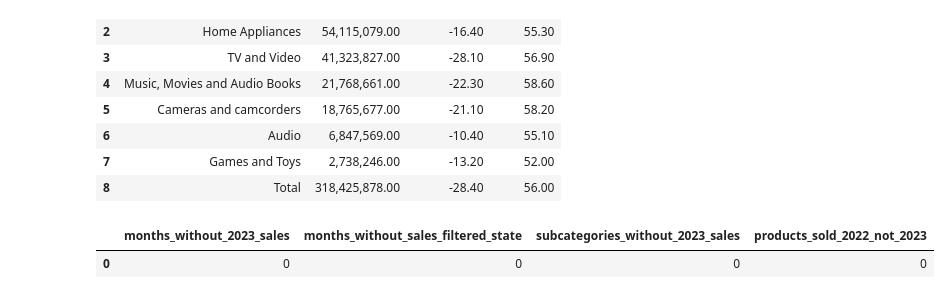
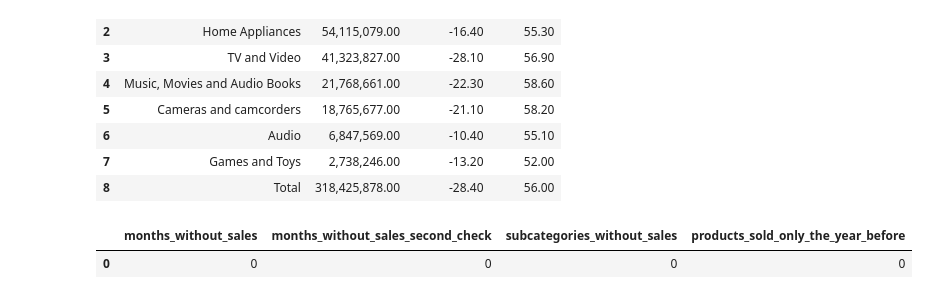
Before and after one commit to omarshalabyy1/powerbi-report-fix, a Jupyter notebook: analysis/analysis.ipynb, the cells around one changed output. Drawn from its saved outputs; the diff is of its cells as text; code cells hidden in the pictures.

```diff
--- a/analysis/analysis.ipynb
+++ b/analysis/analysis.ipynb
@@ -221,21 +229,19 @@ category_matrix
 | 7 | Games and Toys | 2,738,246.00 | -13.20 | 52.00 |
 | 8 | Total | 318,425,878.00 | -28.40 | 56.00 |
 # %%
-# The slow report's Sales PY takes the year from the rows in each cell (MAX of Sales[Year]), so it matches the
-# fixed report only where every cell shown has current-year sales. Count the cells in the checked states that don't: all must be 0.
-empty_cells = q('''
-WITH s AS (SELECT * FROM sales WHERE year("Order Date") IN (2021, 2022, 2023))
+# The demo's slow Sales PY takes the year from the rows in each cell, so it matches the fixed report only where
+# every cell shown has sales in the selected year. Count the checked cells that have none; 06-checks.md reports it.
+empty_cells = q(f'''
 SELECT
-  (SELECT 12 - count(DISTINCT month("Order Date")) FROM s WHERE year("Order Date") = 2023) AS months_without_2023_sales,
-  (SELECT 12 - count(DISTINCT month("Order Date")) FROM s
-    WHERE year("Order Date") = 2022 AND "Country" = 'Germany' AND "Category" = 'Computers') AS months_without_sales_filtered_state,
-  (SELECT count(DISTINCT "Subcategory") FROM sales)
-    - (SELECT count(DISTINCT "Subcategory") FROM s WHERE year("Order Date") = 2023)   AS subcategories_without_2023_sales,
-  (SELECT count(*) FROM (SELECT DISTINCT "Product Name" FROM s WHERE year("Order Date") = 2022
-                         EXCEPT SELECT DISTINCT "Product Name" FROM s WHERE year("Order Date") = 2023)) AS products_sold_2022_not_2023
-''')
-assert (empty_cells.iloc[0] == 0).all(), "a checked cell has no current-year sales: the two reports would differ there"
+  (SELECT 12 - count(DISTINCT month(order_date)) FROM sales WHERE year(order_date) = {Y}) AS months_without_sales,
+  (SELECT 12 - count(DISTINCT month(order_date)) FROM sales
+    WHERE year(order_date) = {SECOND["year"]} AND country = ? AND category = ?)            AS months_without_sales_second_check,
+  (SELECT count(DISTINCT subcategory) FROM sales WHERE year(order_date) IN ({Y - 1}, {Y}))
+    - (SELECT count(DISTINCT subcategory) FROM sales WHERE year(order_date) = {Y})        AS subcategories_without_sales,
+  (SELECT count(*) FROM (SELECT DISTINCT product_name FROM sales WHERE year(order_date) = {Y - 1}
+                         EXCEPT SELECT DISTINCT product_name FROM sales WHERE year(order_date) = {Y})) AS products_sold_only_the_year_before
+''', [SECOND["country"], SECOND["category"]])
 empty_cells
 # %% [output]
-|  | months_without_2023_sales | months_without_sales_filtered_state | subcategories_without_2023_sales | products_sold_2022_not_2023 |
+|  | months_without_sales | months_without_sales_second_check | subcategories_without_sales | products_sold_only_the_year_before |
 | 0 | 0 | 0 | 0 | 0 |
```
Also changed, not shown: parts of 18 cells of this notebook, 21 other files.
